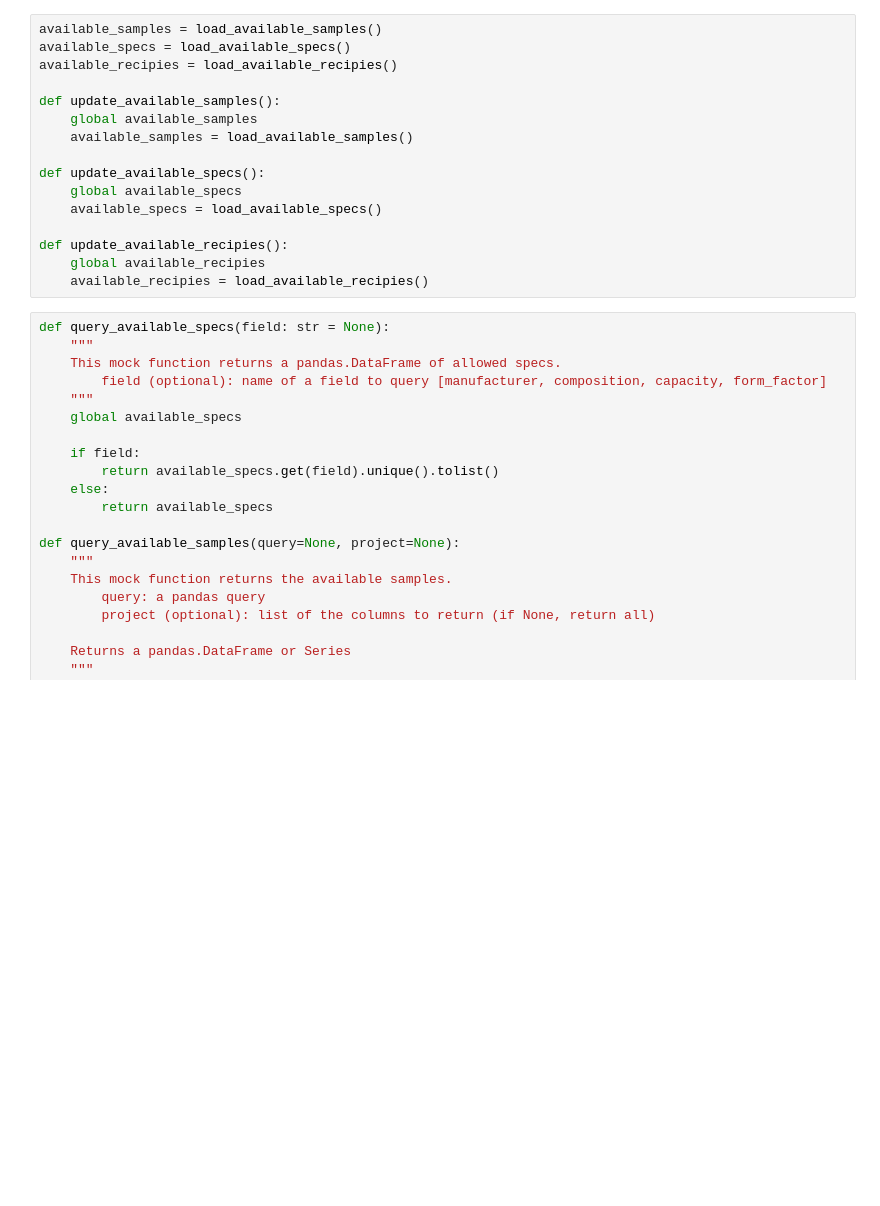
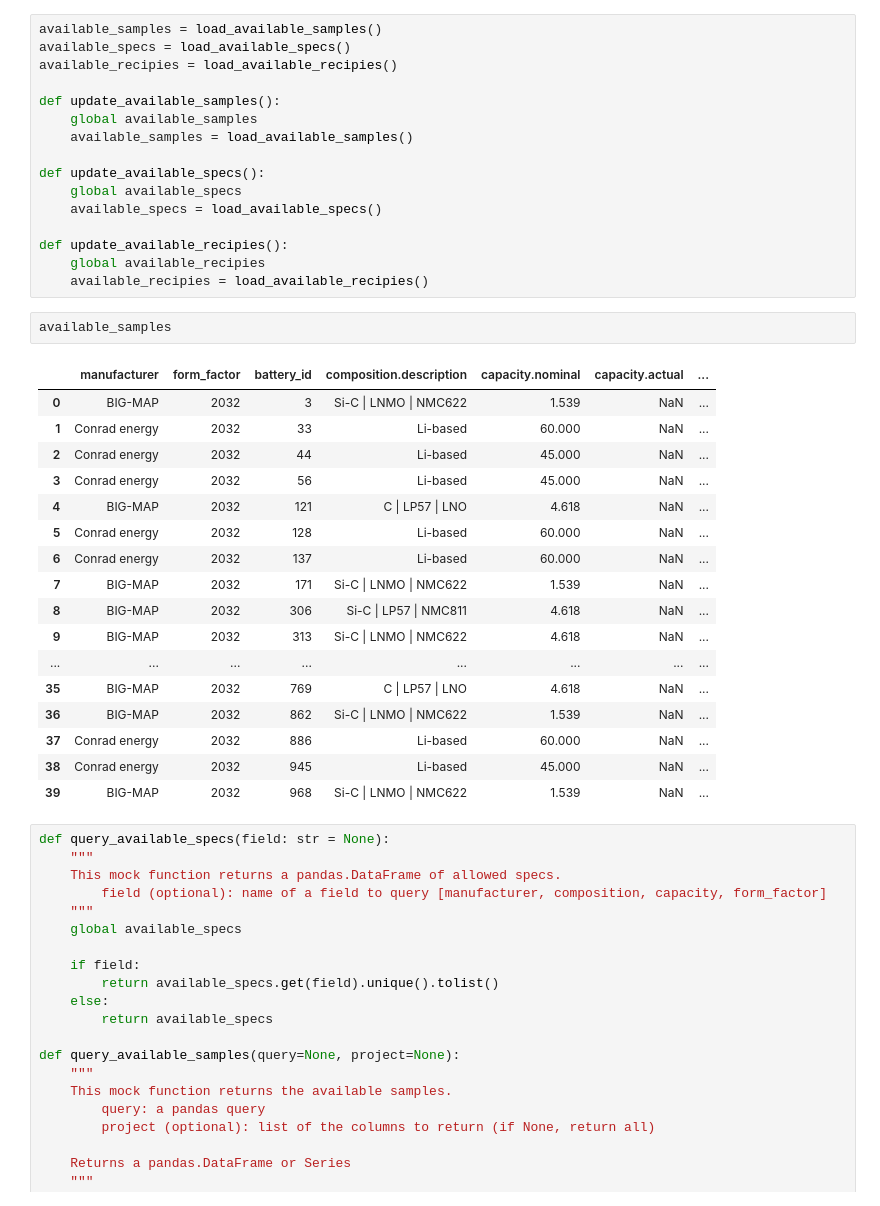
Before and after one commit to EmpaEconversion/aiidalab-aurora, a Jupyter notebook: test_panels.ipynb, the cells around one changed output. Saved outputs shown, nothing was run; the diff lists cells and outputs as text; blank space fills up the shorter version.

```diff
--- a/test_panels.ipynb
+++ b/test_panels.ipynb
@@ -73,6 +74,26 @@ def update_available_specs():
 def update_available_recipies():
     global available_recipies
     available_recipies = load_available_recipies()
+# %%
+available_samples
+# %% [output]
+|  | manufacturer | form_factor | battery_id | composition.description | capacity.nominal | capacity.actual | ... |
+| 0 | BIG-MAP | 2032 | 3 | Si-C | LNMO | NMC622 | 1.539 | NaN | ... |
+| 1 | Conrad energy | 2032 | 33 | Li-based | 60.000 | NaN | ... |
+| 2 | Conrad energy | 2032 | 44 | Li-based | 45.000 | NaN | ... |
+| 3 | Conrad energy | 2032 | 56 | Li-based | 45.000 | NaN | ... |
+| 4 | BIG-MAP | 2032 | 121 | C | LP57 | LNO | 4.618 | NaN | ... |
+| 5 | Conrad energy | 2032 | 128 | Li-based | 60.000 | NaN | ... |
+| 6 | Conrad energy | 2032 | 137 | Li-based | 60.000 | NaN | ... |
+| 7 | BIG-MAP | 2032 | 171 | Si-C | LNMO | NMC622 | 1.539 | NaN | ... |
+| 8 | BIG-MAP | 2032 | 306 | Si-C | LP57 | NMC811 | 4.618 | NaN | ... |
+| 9 | BIG-MAP | 2032 | 313 | Si-C | LNMO | NMC622 | 4.618 | NaN | ... |
+| ... | ... | ... | ... | ... | ... | ... | ... |
+| 35 | BIG-MAP | 2032 | 769 | C | LP57 | LNO | 4.618 | NaN | ... |
+| 36 | BIG-MAP | 2032 | 862 | Si-C | LNMO | NMC622 | 1.539 | NaN | ... |
+| 37 | Conrad energy | 2032 | 886 | Li-based | 60.000 | NaN | ... |
+| 38 | Conrad energy | 2032 | 945 | Li-based | 45.000 | NaN | ... |
+| 39 | BIG-MAP | 2032 | 968 | Si-C | LNMO | NMC622 | 1.539 | NaN | ... |
 # %%
 def query_available_specs(field: str = None):
     """
```
Also changed, not shown: parts of 36 cells of this notebook, 2 other files.
